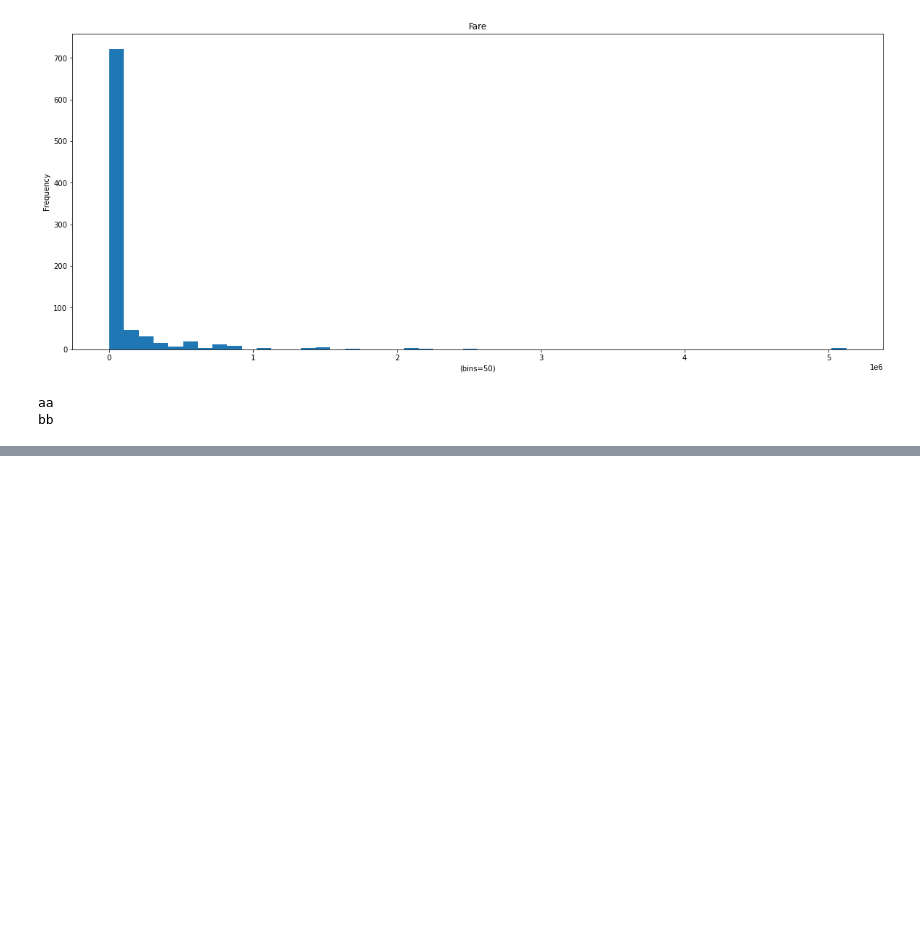
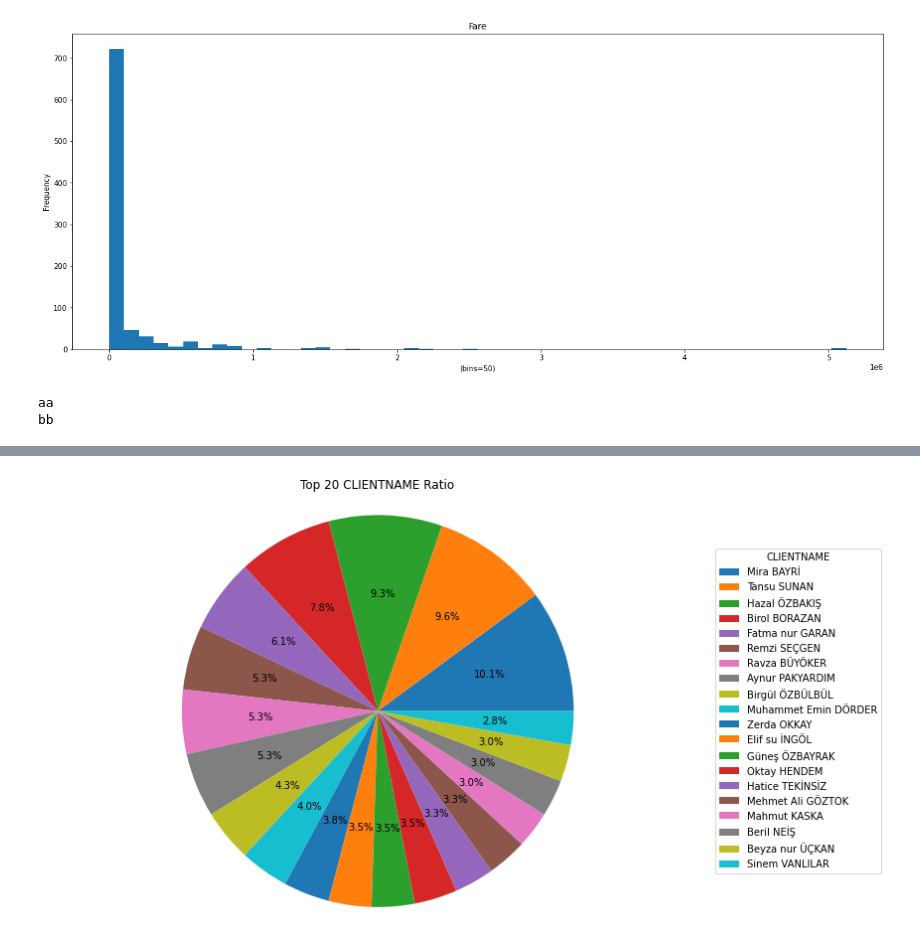
Before and after one commit to gurkandyilmaz/data_visualization, a Jupyter notebook: visualization/data_visualization.ipynb, the cells around one changed output, grey strips where cells are left out. Cells and saved outputs as stored; diff of their text form; code cells hidden in the pictures; blank space fills up the shorter version.

Commit message:
plots for categoric and numeric types

```diff
--- a/visualization/data_visualization.ipynb
+++ b/visualization/data_visualization.ipynb
@@ -224,3 +207,9 @@ for a in a.keys():
 # %% [output]
 aa
 bb
+# %%
+file_name = "Recommendation_large_STATE.xlsx"
+datasets = Path().cwd().parent.parent.parent / "Datasets"
+df = pd.read_excel(datasets / file_name)
+column_types = {"CLIENTNAME":"categoric", "BRAND":"categoric", "CATEGORY_NAME3":"categoric", "TIMESTAMP":"datetime", "PRICE":"numeric"}
+df.head()
@@ -226,0 +273,4 @@ bb
+# %%
+plot_pie(df, "CLIENTNAME")
+# %% [output]
+[figure, added]
```
Also changed, not shown: parts of 8 cells of this notebook, 30 other files.
